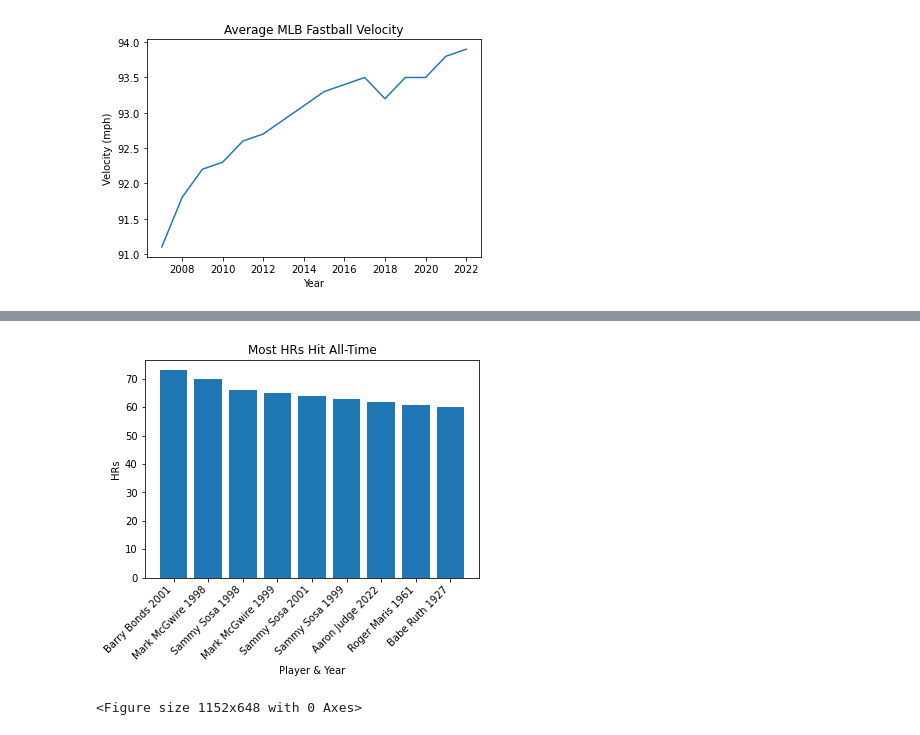
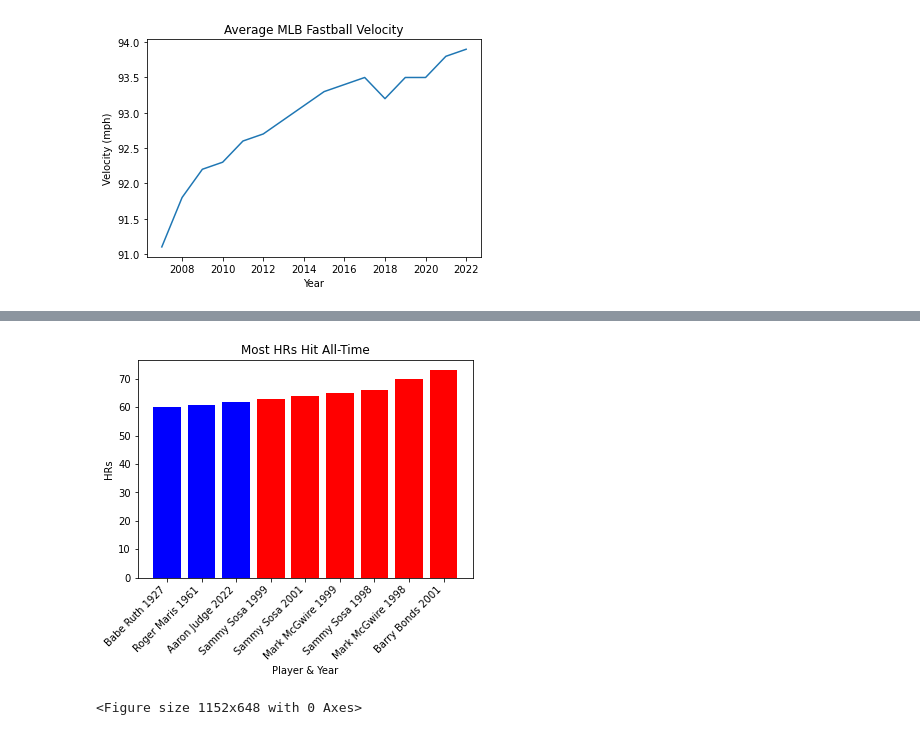
Before and after one commit to amcclure0/All_Rise_Project1, a Jupyter notebook: testing.ipynb, the cells around one changed output, grey strips where cells are left out. Drawn from its saved outputs; the diff is of its cells as text; code cells hidden in the pictures.

```diff
--- a/testing.ipynb
+++ b/testing.ipynb
@@ -141,7 +141,7 @@ filename = "Resources/qualifiers.csv"
 homers_df = pd.read_csv(filename)
 top_hrs = homers_df.head(9)
 top_hrs["Player Year"] =  top_hrs["Name"] + " " + top_hrs["Season"].astype(str)
-top_hrs
+top_hrs_sorted = top_hrs.sort_values('HR')
 # %% [output]
 A value is trying to be set on a copy of a slice from a DataFrame.
 Try using .loc[row_indexer,col_indexer] = value instead
@@ -162,13 +151,14 @@ See the caveats in the documentation: https://pandas.pydata.org/pandas-docs/stab
 # %%
-x_axis = top_hrs['Player Year']
-y_axis = top_hrs['HR']
-plt.bar(x_axis, y_axis)
+x_axis = top_hrs_sorted['Player Year']
+y_axis = top_hrs_sorted['HR']
+colors = ['blue', 'blue', 'blue', 'red', 'red', 'red', 'red', 'red', 'red']
+plt.bar(x_axis, y_axis, color=colors)
 plt.title('Most HRs Hit All-Time')
 plt.xlabel('Player & Year')
 plt.ylabel('HRs')
 plt.xticks(rotation=45, ha='right')
 plt.figure(figsize=(16,9))
 plt.show()
 # %% [output]
-[figure, old version]
+[figure, new version]
 <Figure size 1152x648 with 0 Axes>
```
Also changed, not shown: parts of 1 cell of this notebook.
